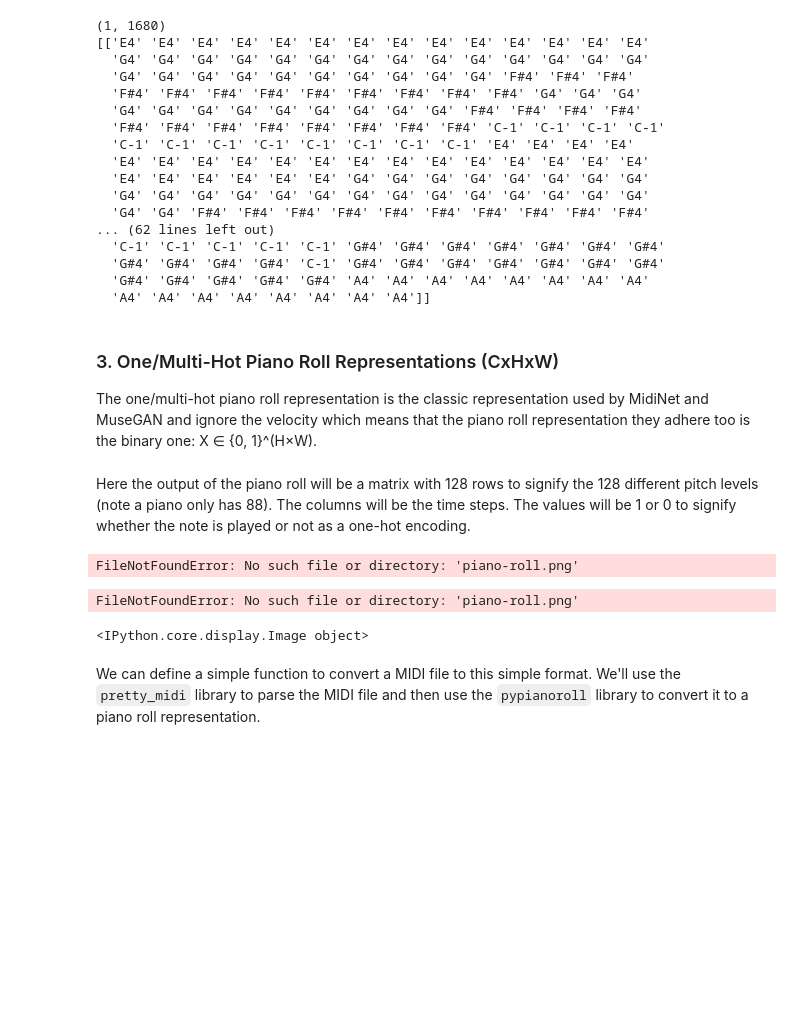
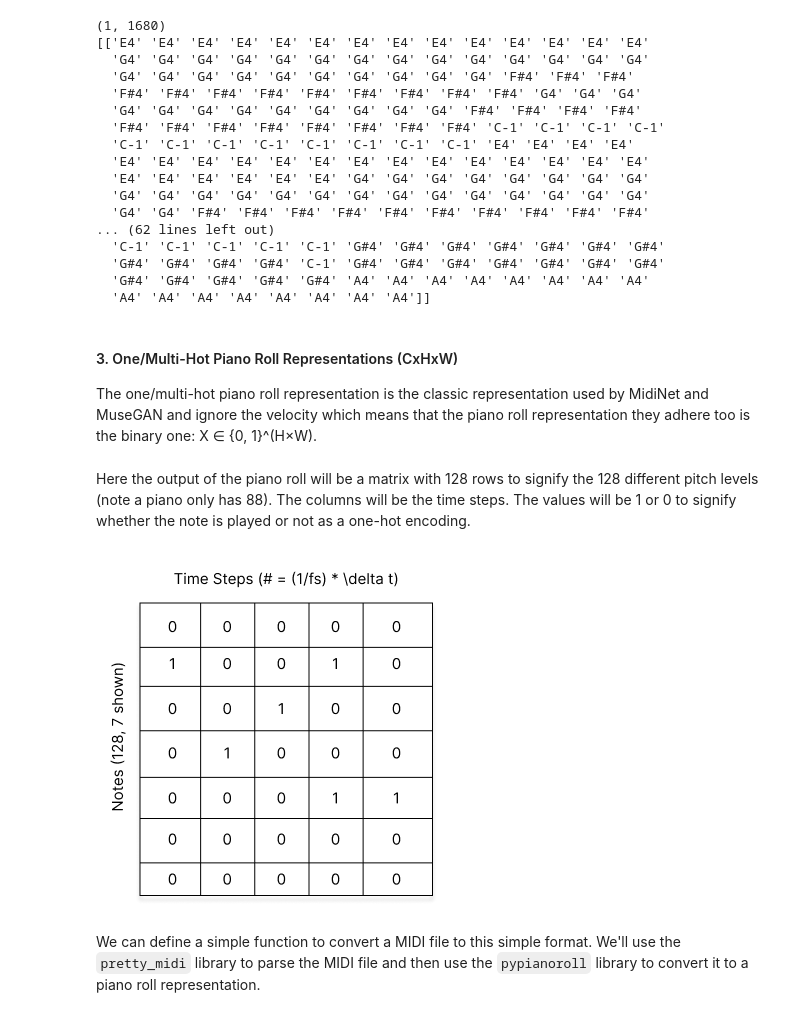
Before and after one commit to asampat3090/musicalai, a Jupyter notebook: _3_MIDI_representation_and_AI.ipynb, the cells around one changed output. Saved outputs shown, nothing was run; the diff lists cells and outputs as text; code cells hidden in the pictures; blank space fills up the shorter version.

```diff
--- a/_3_MIDI_representation.ipynb
+++ b/_3_MIDI_representation_and_AI.ipynb
@@ -326,7 +337,7 @@ print(test[:,10:1000])
   'G#4' 'G#4' 'G#4' 'G#4' 'G#4' 'A4' 'A4' 'A4' 'A4' 'A4' 'A4' 'A4' 'A4'
   'A4' 'A4' 'A4' 'A4' 'A4' 'A4' 'A4' 'A4']]
 # %% [markdown]
-### 3. One/Multi-Hot Piano Roll Representations (CxHxW)
+#### 3. One/Multi-Hot Piano Roll Representations (CxHxW)
 
 The one/multi-hot piano roll representation is the classic representation used by MidiNet and MuseGAN and ignore the velocity which means that the piano roll representation they adhere too is the binary one: X ∈ {0, 1}^(H×W).
 # %% [markdown]
@@ -334,11 +345,9 @@ Here the output of the piano roll will be a matrix with 128 rows to signify the
 # %%
 %matplotlib inline
 from IPython.display import Image
-Image('piano-roll.png')
+Image('images/piano-roll.png')
 # %% [output]
-FileNotFoundError: No such file or directory: 'piano-roll.png'
-FileNotFoundError: No such file or directory: 'piano-roll.png'
-<IPython.core.display.Image object>
+[figure, added]
 # %% [markdown]
 We can define a simple function to convert a MIDI file to this simple format. We'll use the `pretty_midi` library to parse the MIDI file and then use the `pypianoroll` library to convert it to a piano roll representation.
 # %%
```
Also changed, not shown: parts of 12 cells of this notebook, 2 other files.
